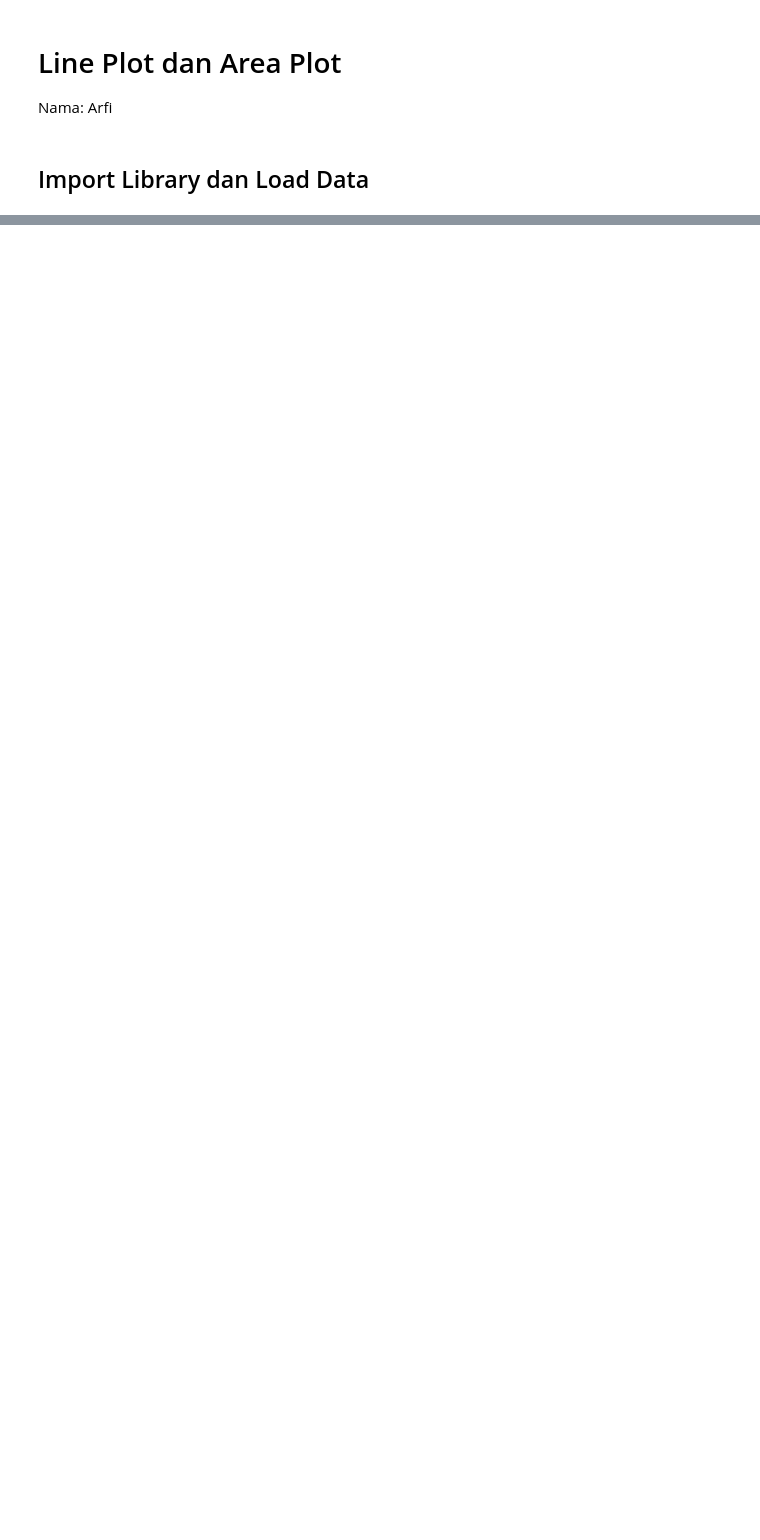
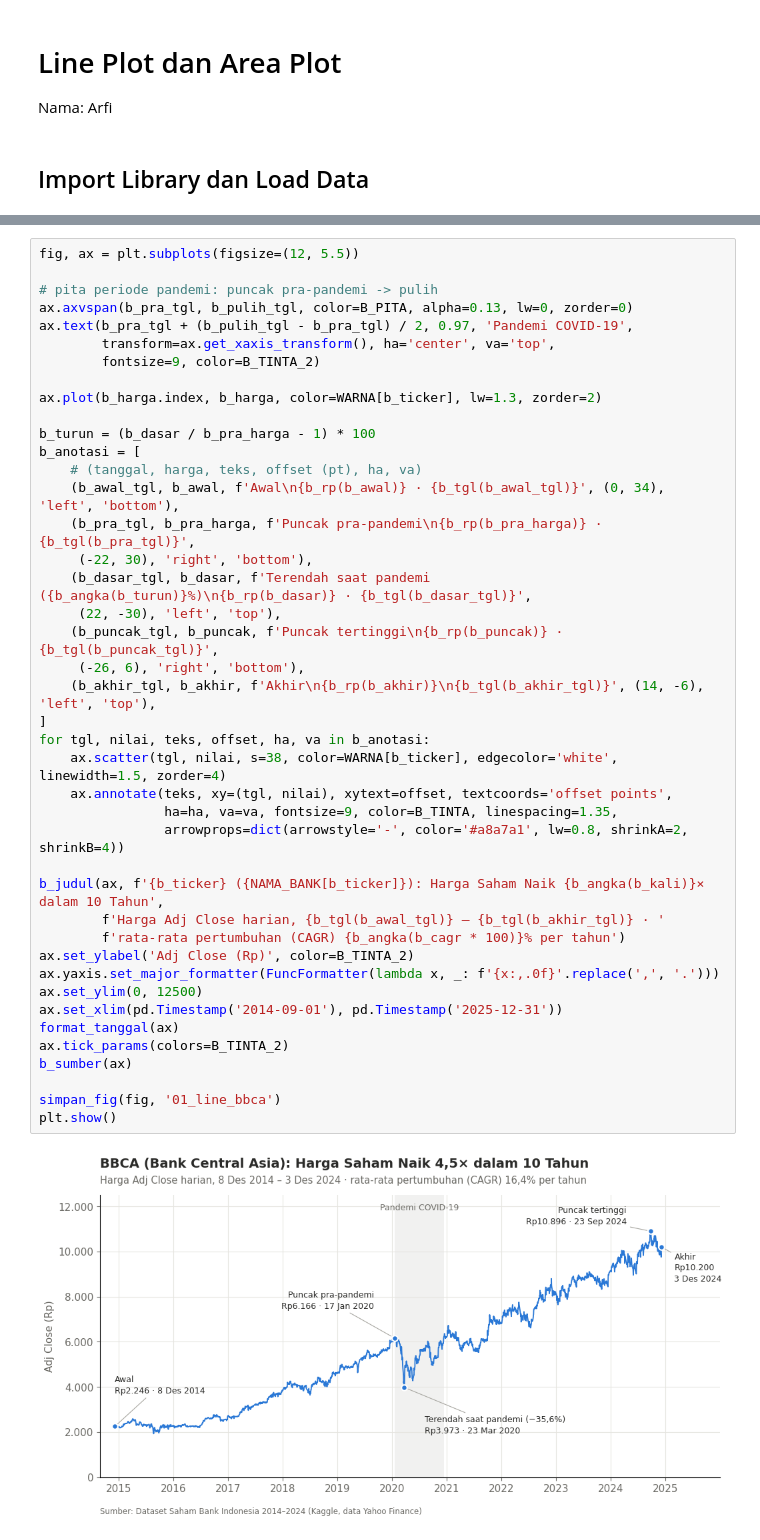
Before and after one commit to aprilianza/Midterm_DataVisualization, a Jupyter notebook: kerja/B_line_area.ipynb, the cells around one changed output, grey strips where cells are left out. Cells and saved outputs as stored; diff of their text form; blank space fills up the shorter version.

Commit message:
Add stock price and volume visualizations
Complete the line and stacked-area plot analysis in the notebook, add the generated figures, and fill in Arfi and Jeany's student IDs.

```diff
--- a/kerja/B_line_area.ipynb
+++ b/kerja/B_line_area.ipynb
@@ -85,0 +183,44 @@ print('Hari libur dibuang  :', len(HARI_DIBUANG))
+# %%
+fig, ax = plt.subplots(figsize=(12, 5.5))
+
+# pita periode pandemi: puncak pra-pandemi -> pulih
+ax.axvspan(b_pra_tgl, b_pulih_tgl, color=B_PITA, alpha=0.13, lw=0, zorder=0)
+ax.text(b_pra_tgl + (b_pulih_tgl - b_pra_tgl) / 2, 0.97, 'Pandemi COVID-19',
+        transform=ax.get_xaxis_transform(), ha='center', va='top',
+        fontsize=9, color=B_TINTA_2)
+
+ax.plot(b_harga.index, b_harga, color=WARNA[b_ticker], lw=1.3, zorder=2)
+
+b_turun = (b_dasar / b_pra_harga - 1) * 100
+b_anotasi = [
+    # (tanggal, harga, teks, offset (pt), ha, va)
+    (b_awal_tgl, b_awal, f'Awal\n{b_rp(b_awal)} · {b_tgl(b_awal_tgl)}', (0, 34), 'left', 'bottom'),
+    (b_pra_tgl, b_pra_harga, f'Puncak pra-pandemi\n{b_rp(b_pra_harga)} · {b_tgl(b_pra_tgl)}',
+     (-22, 30), 'right', 'bottom'),
+    (b_dasar_tgl, b_dasar, f'Terendah saat pandemi ({b_angka(b_turun)}%)\n{b_rp(b_dasar)} · {b_tgl(b_dasar_tgl)}',
+     (22, -30), 'left', 'top'),
+    (b_puncak_tgl, b_puncak, f'Puncak tertinggi\n{b_rp(b_puncak)} · {b_tgl(b_puncak_tgl)}',
+     (-26, 6), 'right', 'bottom'),
+    (b_akhir_tgl, b_akhir, f'Akhir\n{b_rp(b_akhir)}\n{b_tgl(b_akhir_tgl)}', (14, -6), 'left', 'top'),
+]
+for tgl, nilai, teks, offset, ha, va in b_anotasi:
+    ax.scatter(tgl, nilai, s=38, color=WARNA[b_ticker], edgecolor='white', linewidth=1.5, zorder=4)
+    ax.annotate(teks, xy=(tgl, nilai), xytext=offset, textcoords='offset points',
+                ha=ha, va=va, fontsize=9, color=B_TINTA, linespacing=1.35,
+                arrowprops=dict(arrowstyle='-', color='#a8a7a1', lw=0.8, shrinkA=2, shrinkB=4))
+
+b_judul(ax, f'{b_ticker} ({NAMA_BANK[b_ticker]}): Harga Saham Naik {b_angka(b_kali)}× dalam 10 Tahun',
+        f'Harga Adj Close harian, {b_tgl(b_awal_tgl)} – {b_tgl(b_akhir_tgl)} · '
+        f'rata-rata pertumbuhan (CAGR) {b_angka(b_cagr * 100)}% per tahun')
+ax.set_ylabel('Adj Close (Rp)', color=B_TINTA_2)
+ax.yaxis.set_major_formatter(FuncFormatter(lambda x, _: f'{x:,.0f}'.replace(',', '.')))
+ax.set_ylim(0, 12500)
+ax.set_xlim(pd.Timestamp('2014-09-01'), pd.Timestamp('2025-12-31'))
+format_tanggal(ax)
+ax.tick_params(colors=B_TINTA_2)
+b_sumber(ax)
+
+simpan_fig(fig, '01_line_bbca')
+plt.show()
+# %% [output]
+[figure, added]
```
Also changed, not shown: parts of 12 cells of this notebook, 3 other files.
